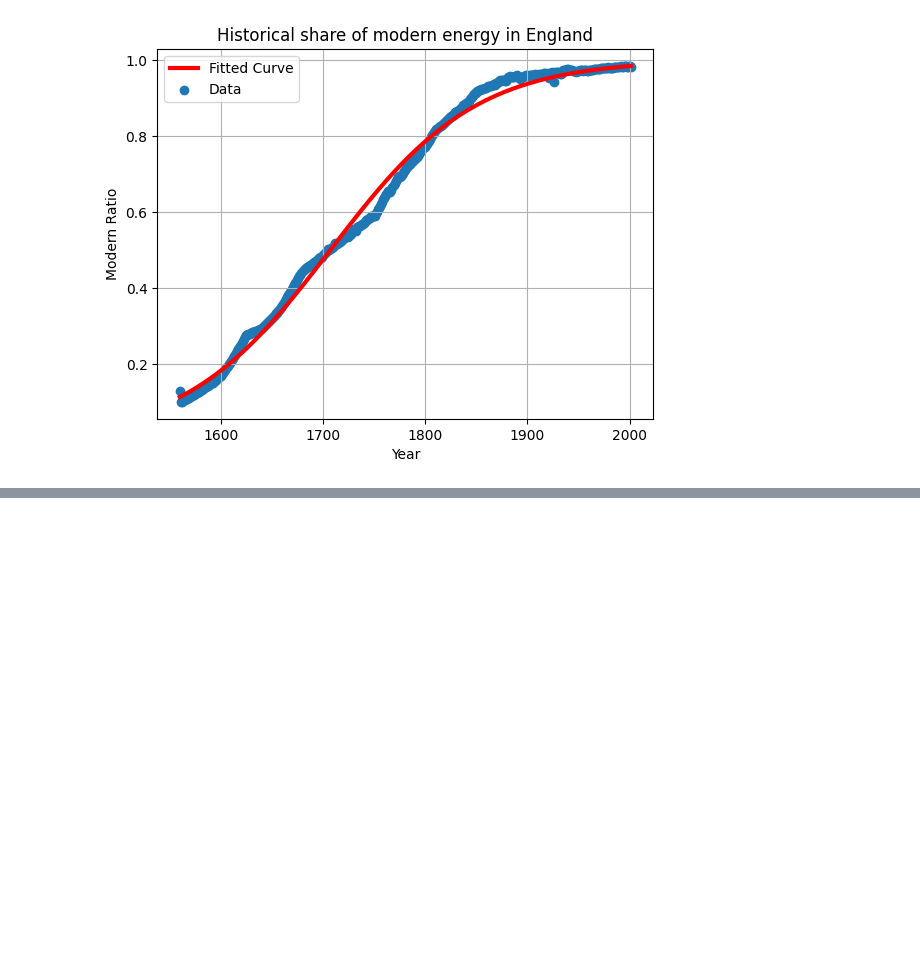
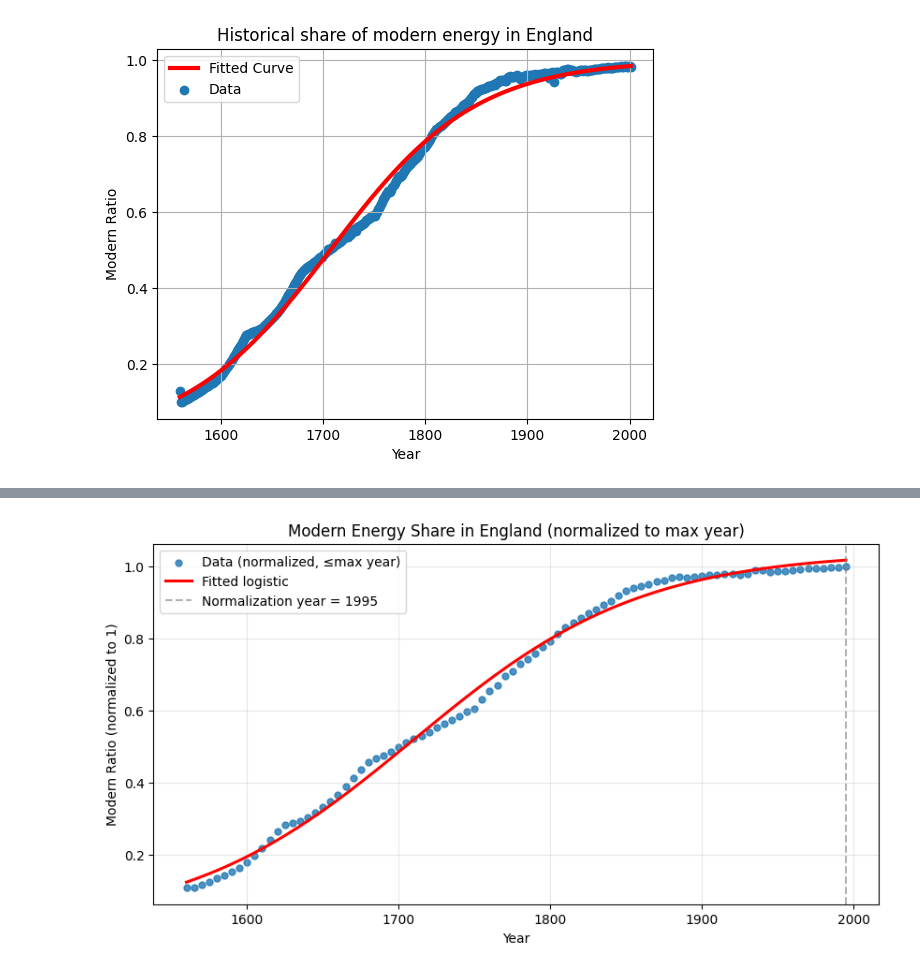
Before and after one commit to hgsl-general/2025_master_Tsuda, a Jupyter notebook: sotsuron/energy_transition_analysis/fit_function_modern_energy_curve.ipynb, the cells around one changed output, grey strips where cells are left out. Drawn from its saved outputs; the diff is of its cells as text; code cells hidden in the pictures; blank space fills up the shorter version.

Commit message:
normalising fitting

```diff
--- a/sotsuron/energy_transition_analysis/fit_function_modern_energy_curve.ipynb
+++ b/sotsuron/energy_transition_analysis/fit_function_modern_energy_curve.ipynb
@@ -113,3 +113,90 @@ Parameter covariance: [[ 8.64172990e-06 -1.36295442e-04 -2.79771210e-07]
  [-1.36295442e-04  1.68226401e-02  1.43048775e-05]
  [-2.79771210e-07  1.43048775e-05  1.72409543e-08]]
 [figure]
+# %%
+import numpy as np
+import matplotlib.pyplot as plt
+from scipy.optimize import curve_fit
+from scipy.stats import t
+
+NPY_PATH = "England_modern_data.npy"
+EPS_LOW, EPS_HIGH = 1e-4, 1-1e-4
+ALPHA = 0.05
+
+def model_func(x, a, b, c):
+    x = np.asarray(x, dtype=float)
+    x0 = x.min()
+    return a / (1.0 + b * np.exp(-c * (x - x0)))
+
+# --- 1) データ読み込み ---
+arr = np.load(NPY_PATH)              # [[year, value], ...]
+years = arr[:, 0].astype(float)
+vals  = arr[:, 1].astype(float)
+
+# ★イングランドは最初から全部使う（NaNだけ除外）
+mask = ~np.isnan(vals)
+years = years[mask]
+vals  = vals[mask]
+
+if np.nanmax(vals) > 1.01:  # %なら0-1へ
+    vals = vals / 100.0
+
+# --- 2) 正規化対象の上限年を自動検出 ---
+imax = np.nanargmax(vals)
+year_max = years[imax]
+val_max = vals[imax]
+
+# その年以前のデータを抽出（上昇期のみ）
+mask_growth = years <= year_max
+years_growth = years[mask_growth]
+vals_growth = vals[mask_growth]
+
+# 最大値で正規化 → 最終的に max = 1.0
+vals_norm = vals_growth / val_max
+vals_norm = np.clip(vals_norm, EPS_LOW, EPS_HIGH)
+
+print(f"Normalization reference year: {year_max} (max ratio={val_max:.3f})")
+print(f"Data used for fitting: {years_growth.min():.0f}–{years_growth.max():.0f}")
+
+# --- 3) 5年ビン平均 ---
+bins = (years_growth // 5).astype(int) * 5
+uniq_bins = np.unique(bins)
+x5 = uniq_bins.astype(float)
+y5 = np.array([np.mean(vals_norm[bins == b]) for b in uniq_bins], dtype=float)
+
+# --- 4) フィット ---
+p0 = [1.0, 1.0, 0.03]                 # 正規化済なのでa≈1
+bounds = ([0.5, 0.0, 1e-4], [1.2, 1e6, 1.0])
+
+popt, pcov = curve_fit(model_func, x5, y5, p0=p0,
+                       bounds=bounds, maxfev=200000)
+a, b, c = popt
+perr = np.sqrt(np.diag(pcov))
+
+# --- 5) 標準形のパラメータ変換 ---
+x0 = x5.min()
+lnb = np.log(b)
+k = c
+x_star = x0 + lnb / c
+
+print("\n=== Fitted parameters ===")
+print(f"a={a:.6f}, b={b:.6f}, c={c:.6f}")
+print(f"→ k={k:.6f}, x*={x_star:.2f}")
+
+# --- 6) プロット ---
+t_grid = np.linspace(x5.min(), year_max, 600)
+yhat = model_func(t_grid, *popt)
+
+plt.figure(figsize=(10,5))
+plt.scatter(x5, y5, s=25, alpha=0.8, label="Data (normalized, ≤max year)")
+plt.plot(t_grid, yhat, "r-", lw=2.2, label="Fitted logistic")
+plt.axvline(x=year_max, color='gray', linestyle='--', alpha=0.6,
+            label=f"Normalization year = {year_max:.0f}")
+plt.xlabel("Year")
+plt.ylabel("Modern Ratio (normalized to 1)")
+plt.title("Modern Energy Share in England (normalized to max year)")
+plt.grid(alpha=0.3)
+plt.legend()
+plt.show()
+#定義もともとこれでしてた
+# %% [output]
@@ -115,0 +209 @@ Parameter covariance: [[ 8.64172990e-06 -1.36295442e-04 -2.79771210e-07]
+[figure, added]
```
Also changed, not shown: parts of 1 cell of this notebook, 3 other files.
